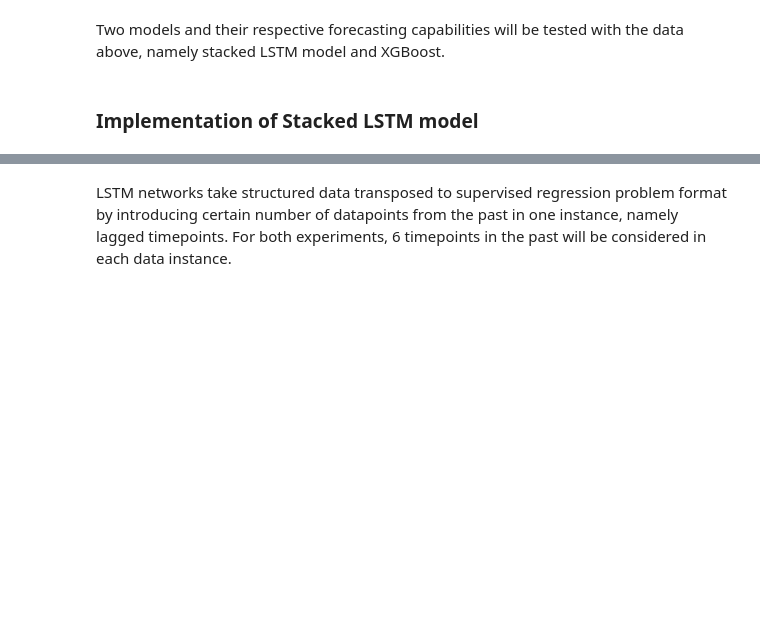
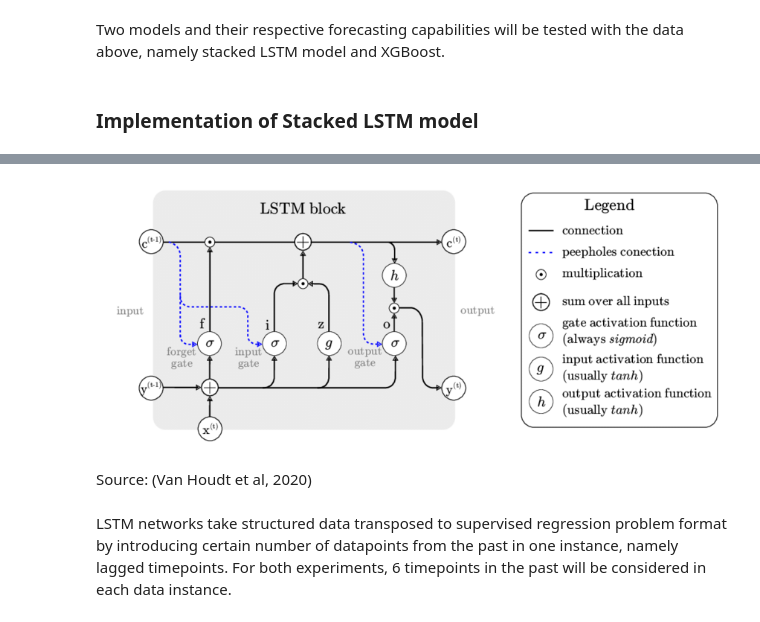
Before and after one commit to xai4heat/xai4heat, a Jupyter notebook: notebooks/XGBoost__is_all_you_need__the_case_of_forecasting_transmitted_heat_energy_in_District_Heating_Systems.ipynb, the cells around one changed output, grey strips where cells are left out. Drawn from its saved outputs; the diff is of its cells as text; code cells hidden in the pictures; blank space fills up the shorter version.

```diff
--- a/notebooks/XGBoost__is_all_you_need__the_case_of_forecasting_transmitted_heat_energy_in_District_Heating_Systems.ipynb
+++ b/notebooks/XGBoost__is_all_you_need__the_case_of_forecasting_transmitted_heat_energy_in_District_Heating_Systems.ipynb
@@ -190,3 +186,10 @@ Source: (Van Houdt et al, 2020)
+# %%
+filename='/content/drive/MyDrive/Projects/FondZaNauku/Prizma/Research/Initial forecasting model/images/Architecture-of-a-typical-vanilla-LSTM-block.png'
+display(Image(filename=filename, width=900))
+# %% [output]
+[figure, added]
+# %% [markdown]
+Source: (Van Houdt et al, 2020)
 # %% [markdown]
 LSTM networks take structured data transposed to supervised regression problem format by introducing certain number of datapoints from the past in one instance, namely lagged timepoints. For both experiments, 6 timepoints in the past will be considered in each data instance.
 # %%
```
Also changed, not shown: parts of 2 cells of this notebook.
